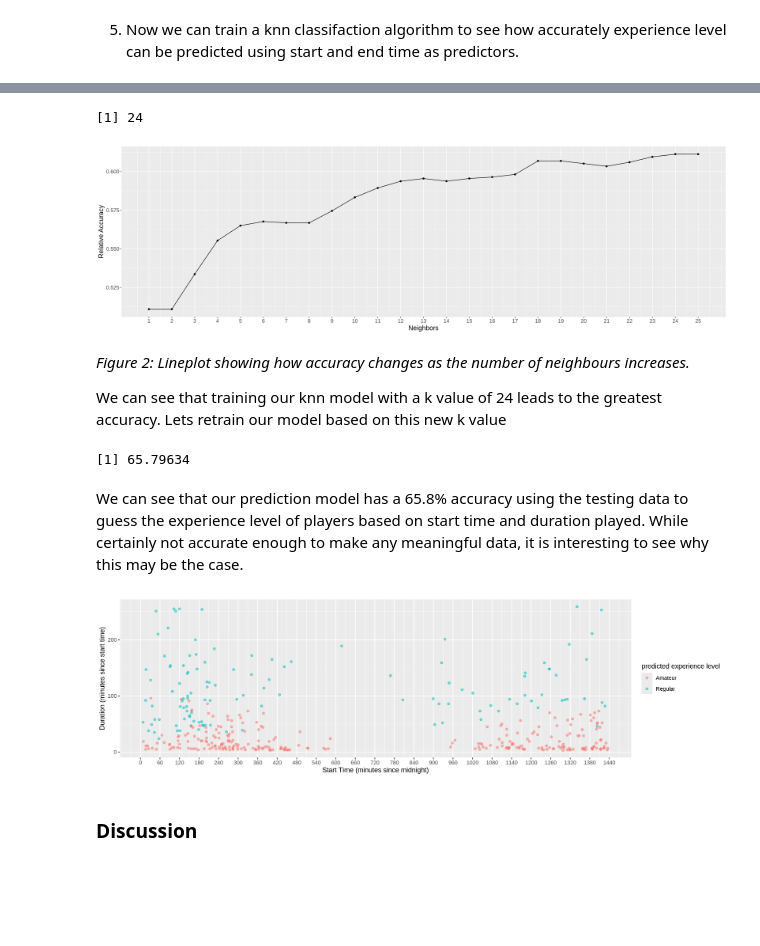
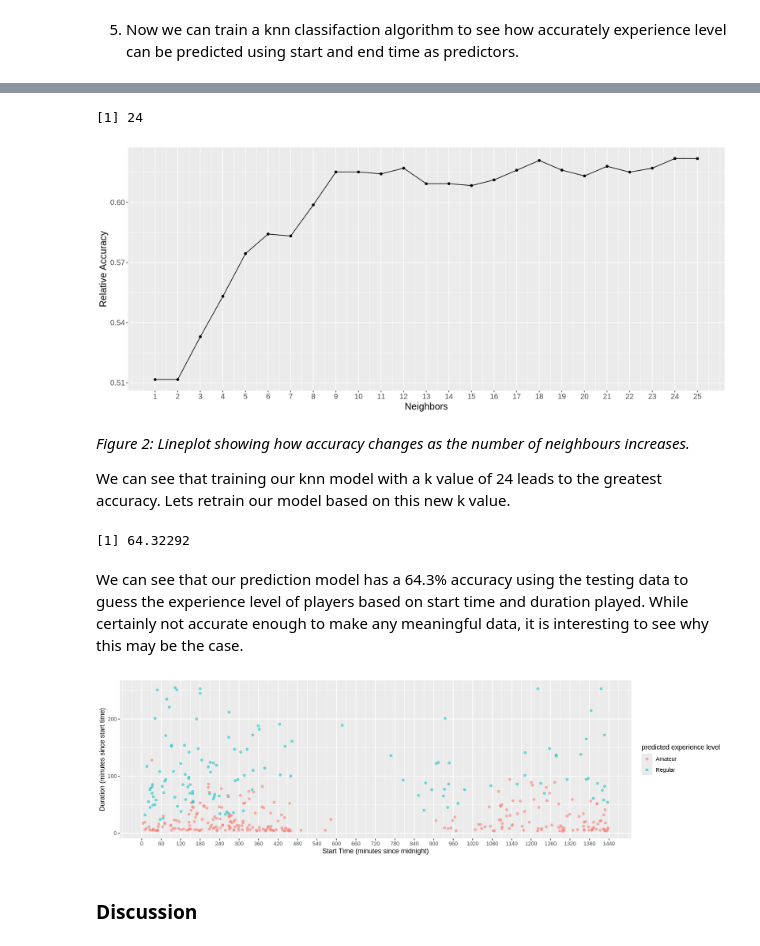
Before and after one commit to mulch-eater-prime/DSCI-Group-17-Project, a Jupyter notebook: Work.ipynb, the cells around one changed output, grey strips where cells are left out. Saved outputs shown, nothing was run; the diff lists cells and outputs as text; code cells hidden in the pictures; blank space fills up the shorter version.

```diff
--- a/Work.ipynb
+++ b/Work.ipynb
@@ -42,7 +42,7 @@ player <- read_csv(player_url)
 sessions_url <- "https://raw.githubusercontent.com/mulch-eater-prime/DSCI-Group-17-Project/03abe89c68205649e71bfa9b8a9cf90efe553b24/sessions%20(1).csv"
 sessions <- read_csv(sessions_url)
 mashup <- player |>
-    select(hashedEmail, experience) |>
+    select(hashedEmail, experience, subscribe) |>
     merge(sessions, by = "hashedEmail") |>
     select(hashedEmail:end_time)
 mashup
@@ -107,13 +107,10 @@ A data.frame: 1535 × 8
 3) Mutate the new dataframe to get the start and end time into our desired values: how many minutes have elapsed since midnight. We will also include start and end day, in order to do other calculations later
 # %%
 mashup_2 <- mashup_1 |>
-    mutate(start_msm = start_day*1440 + start_hour*60 + start_minute) |>
-    mutate(end_msm = end_day*1440 + end_hour * 60 + end_minute) |>
-    mutate(duration = end_msm - start_msm,
-            start_msm = start_msm - start_day*1440,
-            end_msm = end_msm - end_day*1440,
+    mutate(start_msm = start_hour*60 + start_minute) |>
+    mutate(end_msm = end_hour * 60 + end_minute) |>
+    mutate(duration = (end_msm - start_msm) %% 1440,
           experience = as.factor(experience)) |>
-    select(experience, start_msm, end_msm, hashedEmail, duration) |>
-    filter(duration >= 0)
+    select(experience, start_msm, end_msm, hashedEmail, duration, subscribe)
 mashup_2
 # %% [output]
@@ -191,22 +203,22 @@ A tibble: 25 × 7
 # %%
 
-options(repr.plot.width=20, repr.plot.height=6)
+options(repr.plot.width=14, repr.plot.height=6)
 minecraft_best_k <- minecraft_results |> ggplot(aes(x = neighbors, y = mean)) +
     geom_point() + geom_line() +
     labs(x = "Neighbors", y = "Relative Accuracy") +
     theme(text = element_text(size = 15)) +
     scale_x_continuous(breaks = seq(1, 25, by = 1))
 minecraft_k <- minecraft_results |> arrange(by = desc(mean)) |> head(1) |>
     pull(neighbors)
 minecraft_best_k
 minecraft_k
 # %% [output]
 [1] 24
-[figure, old version]
+[figure, new version]
 # %% [markdown]
 *Figure 2: Lineplot showing how accuracy changes as the number of neighbours increases.*
 
-We can see that training our knn model with a k value of 24 leads to the greatest accuracy. Lets retrain our model based on this new k value
+We can see that training our knn model with a k value of 24 leads to the greatest accuracy. Lets retrain our model based on this new k value.
 # %%
 minecraft_spec_2 <- nearest_neighbor(weight_func = "rectangular", neighbors = 24) |>
     set_engine("kknn") |>
@@ -230,9 +242,9 @@ minecraft_accuracy <- minecraft_predictions |>
 
 minecraft_accuracy * 100
 # %% [output]
-[1] 65.79634
+[1] 64.32292
 # %% [markdown]
-We can see that our prediction model has a 65.8% accuracy using the testing data to guess the experience level of players based on start time and duration played. While certainly not accurate enough to make any meaningful data, it is interesting to see why this may be the case.
+We can see that our prediction model has a 64.3% accuracy using the testing data to guess the experience level of players based on start time and duration played. While certainly not accurate enough to make any meaningful data, it is interesting to see why this may be the case.
 # %%
 options(repr.plot.width = 14, repr.plot.height = 4)
 
@@ -242,7 +254,7 @@ prediciton_plot <- minecraft_predictions |> ggplot(aes(x = start_msm, y = durati
     scale_x_continuous(breaks = seq(0, 1440, by = 60))
 prediciton_plot
 # %% [output]
-[figure, old version]
+[figure, new version]
 # %% [markdown]
 ### Discussion
 # %% [markdown]
```
Also changed, not shown: parts of 6 cells of this notebook.
